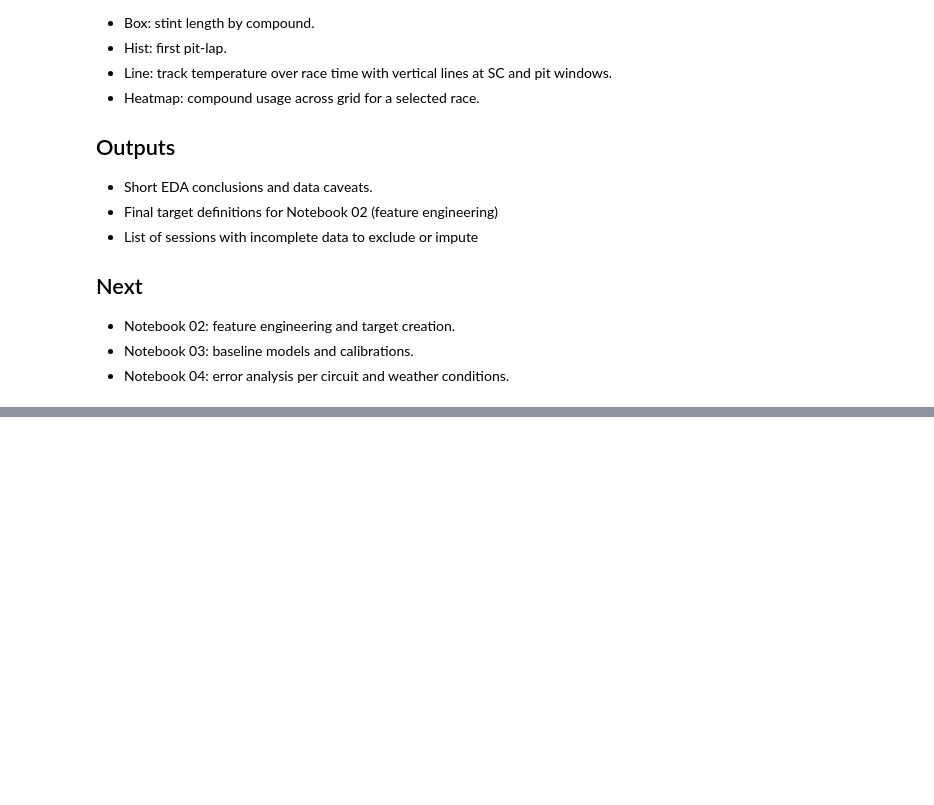
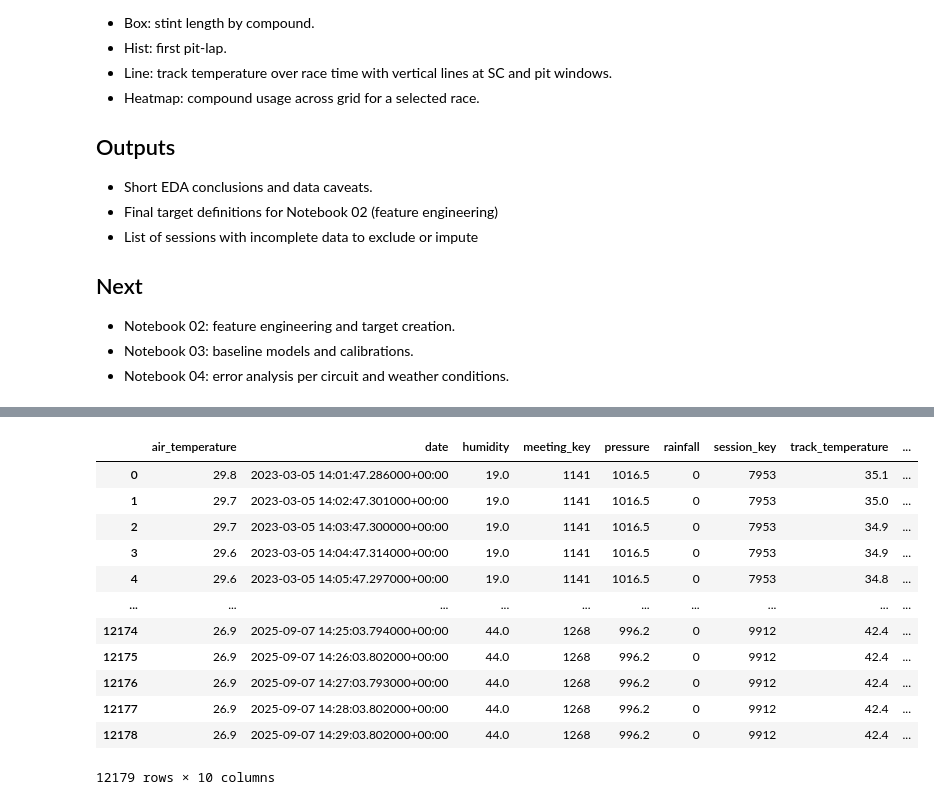
Before and after one commit to NoxFort1/F1-AI, a Jupyter notebook: notebooks/01_eda.ipynb, the cells around one changed output, grey strips where cells are left out. Saved outputs shown, nothing was run; the diff lists cells and outputs as text; code cells hidden in the pictures; blank space fills up the shorter version.

```diff
--- a/notebooks/01_eda.ipynb
+++ b/notebooks/01_eda.ipynb
@@ -57,0 +72,4 @@
+# %%
+TARGET_YEARS: tuple[int, ...] | None = None
+SESSION_SCOPE = "ALL"
+USE_LAPS = False
@@ -57,0 +275,18 @@
+# %%
+as_dt_utc(weather_df, ['date'])
+as_float(weather_df, ['rainfall', 'wind_direction'])
+weather_df
+# %% [output]
+|  | air_temperature | date | humidity | meeting_key | pressure | rainfall | session_key | track_temperature | ... |
+| 0 | 29.8 | 2023-03-05 14:01:47.286000+00:00 | 19.0 | 1141 | 1016.5 | 0 | 7953 | 35.1 | ... |
+| 1 | 29.7 | 2023-03-05 14:02:47.301000+00:00 | 19.0 | 1141 | 1016.5 | 0 | 7953 | 35.0 | ... |
+| 2 | 29.7 | 2023-03-05 14:03:47.300000+00:00 | 19.0 | 1141 | 1016.5 | 0 | 7953 | 34.9 | ... |
+| 3 | 29.6 | 2023-03-05 14:04:47.314000+00:00 | 19.0 | 1141 | 1016.5 | 0 | 7953 | 34.9 | ... |
+| 4 | 29.6 | 2023-03-05 14:05:47.297000+00:00 | 19.0 | 1141 | 1016.5 | 0 | 7953 | 34.8 | ... |
+| ... | ... | ... | ... | ... | ... | ... | ... | ... | ... |
+| 12174 | 26.9 | 2025-09-07 14:25:03.794000+00:00 | 44.0 | 1268 | 996.2 | 0 | 9912 | 42.4 | ... |
+| 12175 | 26.9 | 2025-09-07 14:26:03.802000+00:00 | 44.0 | 1268 | 996.2 | 0 | 9912 | 42.4 | ... |
+| 12176 | 26.9 | 2025-09-07 14:27:03.793000+00:00 | 44.0 | 1268 | 996.2 | 0 | 9912 | 42.4 | ... |
+| 12177 | 26.9 | 2025-09-07 14:28:03.802000+00:00 | 44.0 | 1268 | 996.2 | 0 | 9912 | 42.4 | ... |
+| 12178 | 26.9 | 2025-09-07 14:29:03.802000+00:00 | 44.0 | 1268 | 996.2 | 0 | 9912 | 42.4 | ... |
+12179 rows × 10 columns
```
Also changed, not shown: parts of 21 cells of this notebook.
